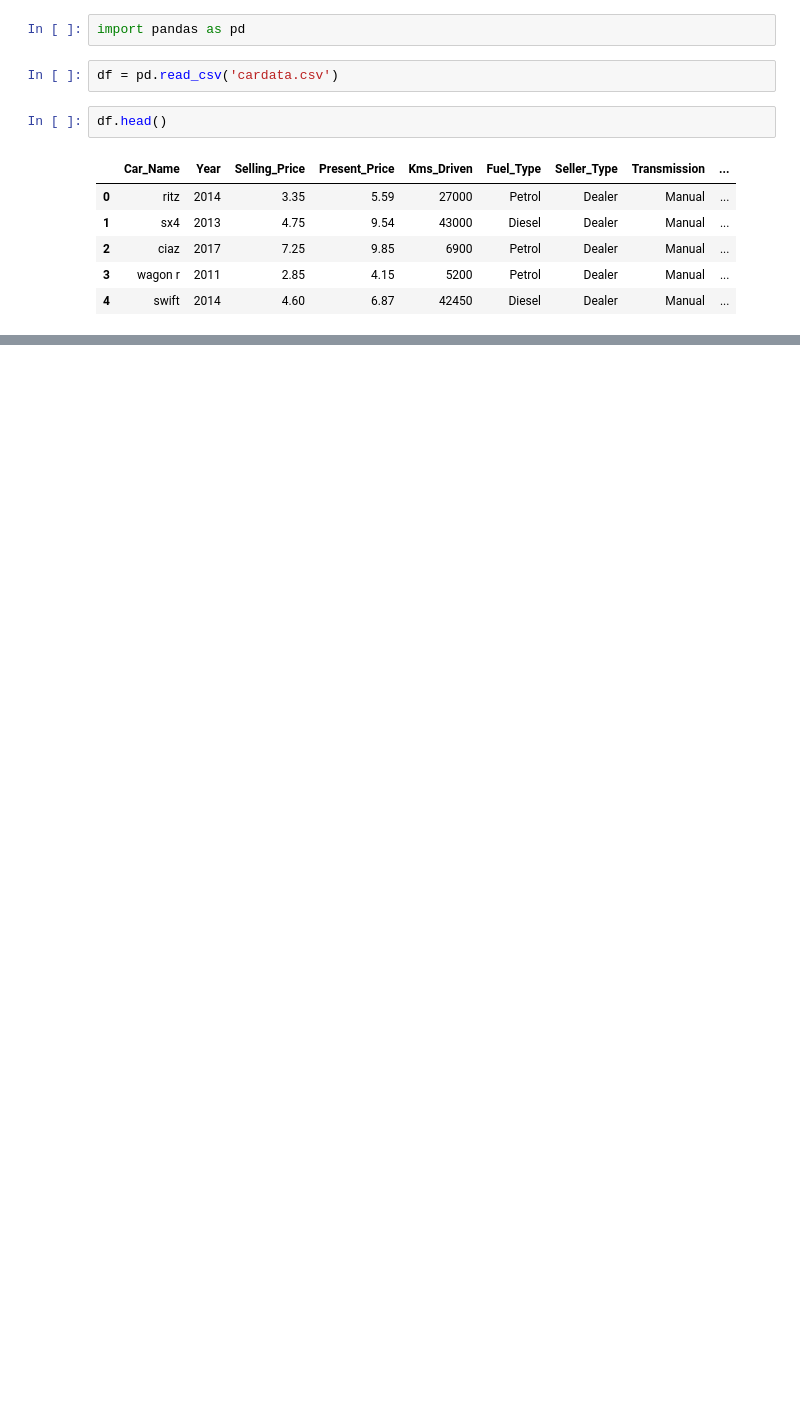
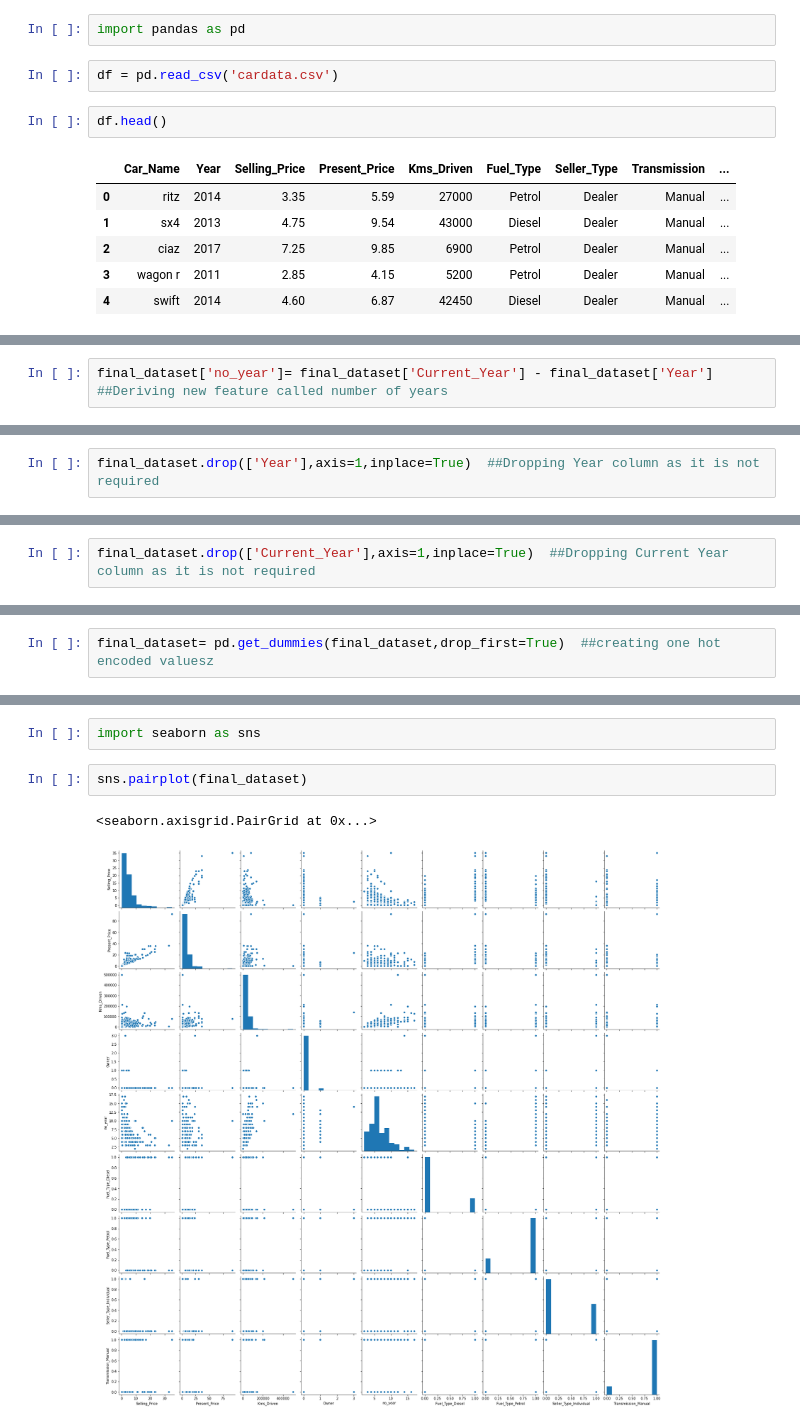
Before and after one commit to amitu2016/CardekhoMlProject, a Jupyter notebook: carprediction.ipynb, the cells around one changed output, grey strips where cells are left out. Cells and saved outputs as stored; diff of their text form; blank space fills up the shorter version.

```diff
--- a/carprediction.ipynb
+++ b/carprediction.ipynb
@@ -13,0 +77,2 @@ df.head()
+# %%
+final_dataset['no_year']= final_dataset['Current_Year'] - final_dataset['Year']   ##Deriving new feature called number of years
@@ -13,0 +88,2 @@ df.head()
+# %%
+final_dataset.drop(['Year'],axis=1,inplace=True)  ##Dropping Year column as it is not required
@@ -13,0 +99,2 @@ df.head()
+# %%
+final_dataset.drop(['Current_Year'],axis=1,inplace=True)  ##Dropping Current Year column as it is not required
@@ -13,0 +110,2 @@ df.head()
+# %%
+final_dataset= pd.get_dummies(final_dataset,drop_first=True)  ##creating one hot encoded valuesz
@@ -13,0 +134,7 @@ df.head()
+# %%
+import seaborn as sns
+# %%
+sns.pairplot(final_dataset)
+# %% [output]
+<seaborn.axisgrid.PairGrid at 0x...>
+[figure, added]
```
Also changed, not shown: parts of 36 cells of this notebook, 6 other files.
